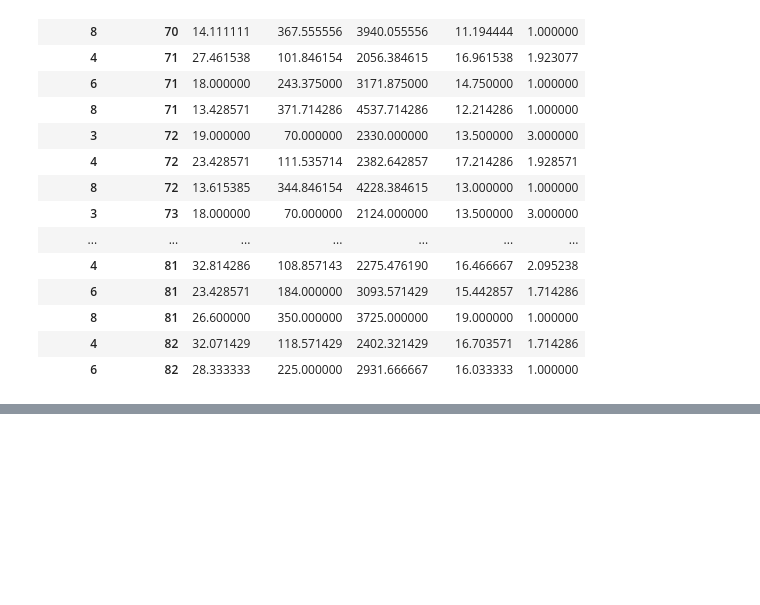
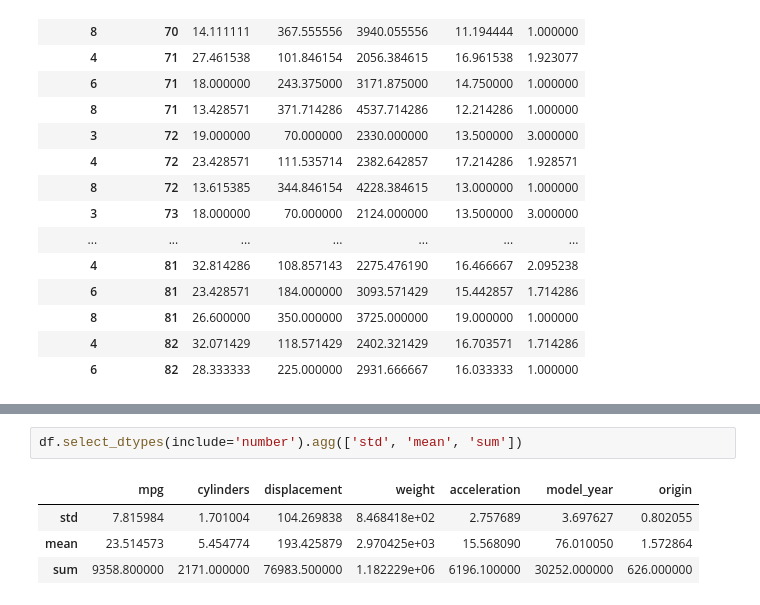
Before and after one commit to Anurag-Warthi/Data-Science-Machine-Learning, a Jupyter notebook: Data Science/01-DS_Libraries/Pandas.ipynb, the cells around one changed output, grey strips where cells are left out. Saved outputs shown, nothing was run; the diff lists cells and outputs as text; blank space fills up the shorter version.

```diff
--- a/Data Science/01-DS_Libraries/Pandas.ipynb
+++ b/Data Science/01-DS_Libraries/Pandas.ipynb
@@ -1162,0 +1169,7 @@ year_cyl.swaplevel()
+# %%
+df.select_dtypes(include='number').agg(['std', 'mean', 'sum'])
+# %% [output]
+|  | mpg | cylinders | displacement | weight | acceleration | model_year | origin |
+| std | 7.815984 | 1.701004 | 104.269838 | 8.468418e+02 | 2.757689 | 3.697627 | 0.802055 |
+| mean | 23.514573 | 5.454774 | 193.425879 | 2.970425e+03 | 15.568090 | 76.010050 | 1.572864 |
+| sum | 9358.800000 | 2171.000000 | 76983.500000 | 1.182229e+06 | 6196.100000 | 30252.000000 | 626.000000 |
```
Also changed, not shown: parts of 1 cell of this notebook.
